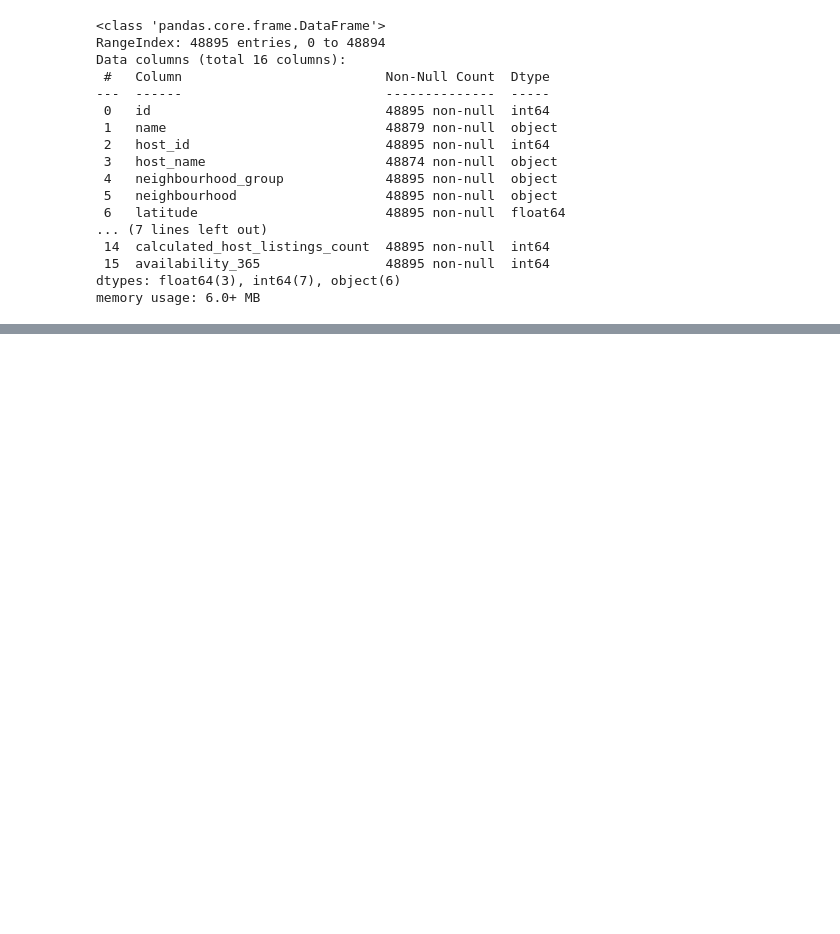
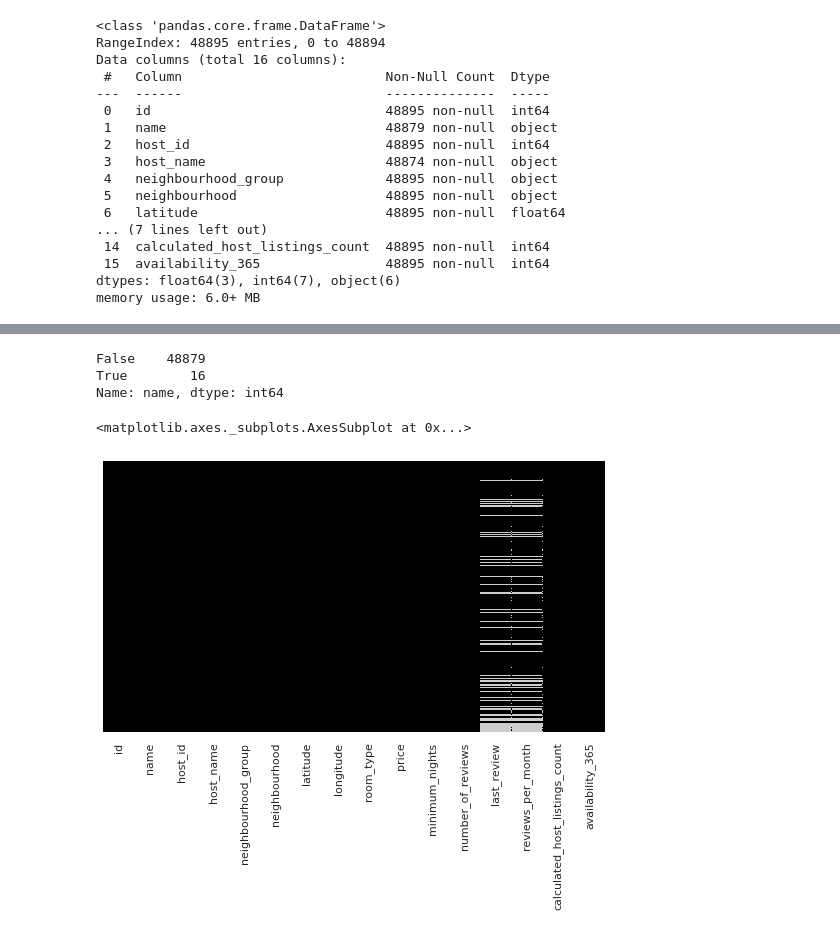
Before and after one commit to itsaniketrathod/Capstone-Project-EDA, a Jupyter notebook: AirBnB_Booking_Analysis.ipynb, the cells around one changed output, grey strips where cells are left out. Cells and saved outputs as stored; diff of their text form; code cells hidden in the pictures; blank space fills up the shorter version.

```diff
--- a/AirBnB_Booking_Analysis.ipynb
+++ b/AirBnB_Booking_Analysis.ipynb
@@ -12,5 +23,5 @@ drive.mount('/content/drive')
 # %% [output]
 Mounted at /content/drive
 # %%
-df = pd.read_csv('/content/drive/My Drive/Capstone Projects/Airbnb NYC 2019.csv')
+airbnb_df = pd.read_csv('/content/drive/My Drive/Capstone Projects/Airbnb NYC 2019.csv')
 # %%
@@ -53,0 +112,12 @@ memory usage: 6.0+ MB
+# %%
+airbnb_df['name'].isnull().value_counts()
+# %% [output]
+False    48879
+True        16
+Name: name, dtype: int64
+# %%
+sns.set(rc={'figure.figsize':(9,5)})
+sns.heatmap(airbnb_df.isnull(),yticklabels=False,cbar=False,cmap='nipy_spectral')
+# %% [output]
+<matplotlib.axes._subplots.AxesSubplot at 0x...>
+[figure, added]
```
Also changed, not shown: parts of 10 cells of this notebook.
